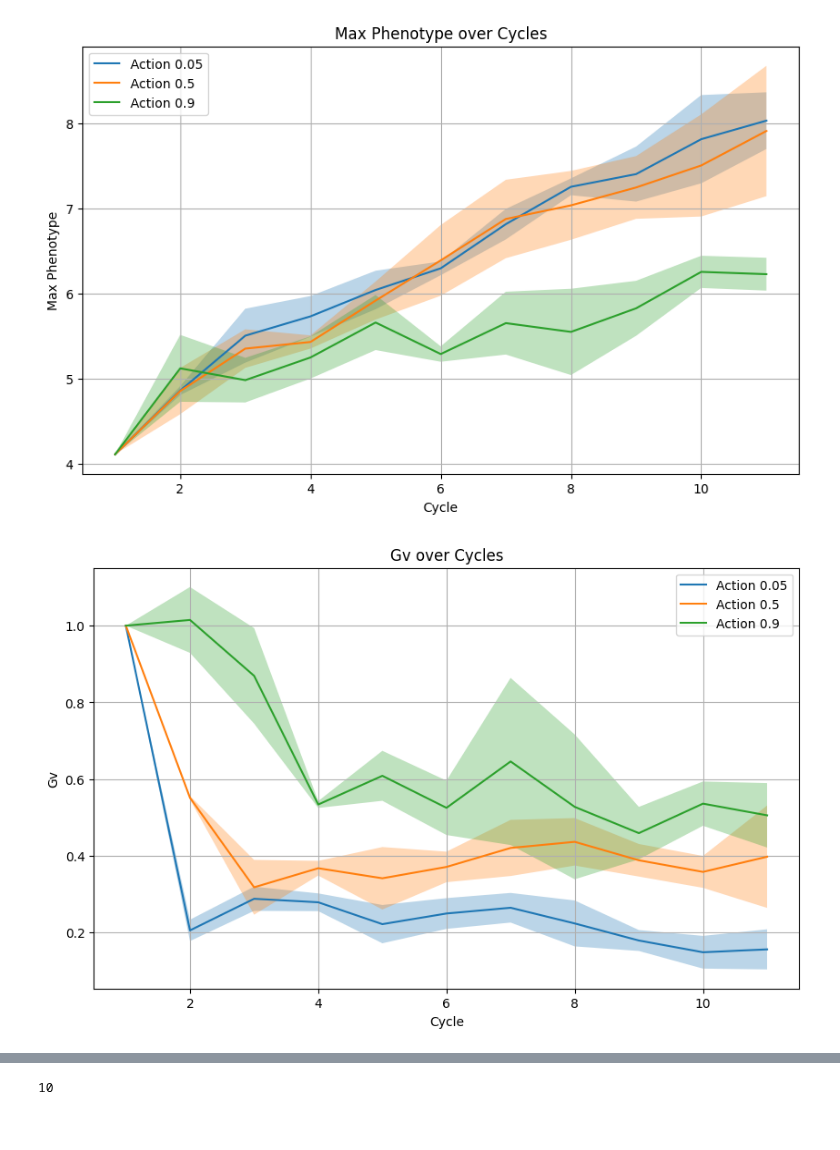
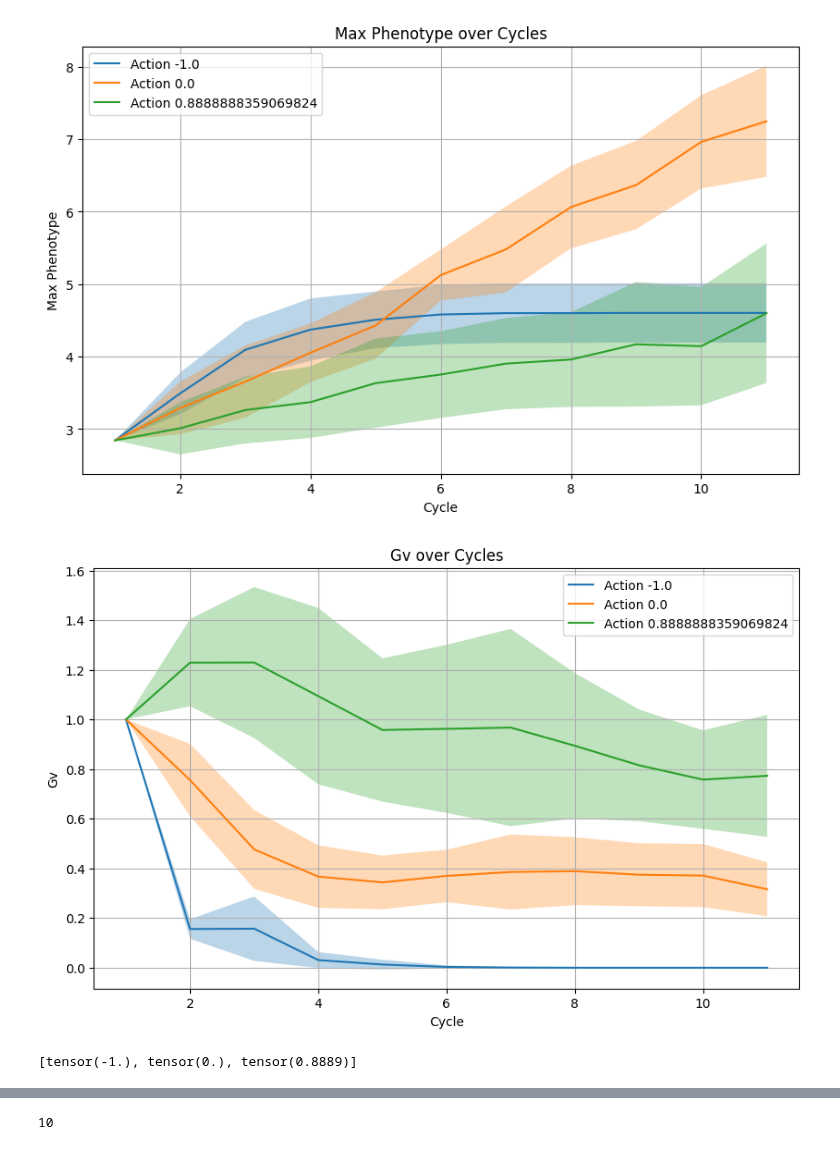
Before and after one commit to cjGO/ChewC, a Jupyter notebook: nbs/02_basicbudget.ipynb, the cells around one changed output, grey strips where cells are left out. Drawn from its saved outputs; the diff is of its cells as text; code cells hidden in the pictures.

```diff
--- a/nbs/02_basicbudget.ipynb
+++ b/nbs/02_basicbudget.ipynb
@@ -494,7 +38,7 @@ class SelectionIntensityEnvironment(gym.Env):
         self.max_generations = SP.max_generations
         # Get action space bounds from config, with defaults if not provided
 
-        self.action_low = config.get('action_low', 0.01)
+        self.action_low = config.get('action_low', 0.05)
         self.action_high = config.get('action_high', 0.95)
 
         # Update action space with custom bounds
@@ -553,14 +97,15 @@ class SelectionIntensityEnvironment(gym.Env):
 
     def step(self, action):
 
-        print(action)
         # Map the action from [-1, 1] to [action_low, action_high]
-        action = map_value(action, self.action_low, self.action_high)
-        print(action)
+        action = scale_values(action, to_range=(self.action_low, self.action_high))
+#         print(action)
 
         # Ensure action_scalar is within bounds
+        total_selected = max((2,int(action * self.population.size)))
+#         print(f'total selected {total_selected}')
 #         action_scalar = np.clip(action_scalar, self.action_low, self.action_high)
-        selected = torch.topk(self.population.phenotypes, int(action * self.population.size)).indices
+        selected = torch.topk(self.population.phenotypes, total_selected).indices
         self.population = create_pop(self.SP.G, random_crosses(self.population.haplotypes[selected], self.SP.pop_size))
         self.phenotype = phenotype(self.population, self.SP.T, self.SP.h2)
         self.current_generation += 1
@@ -571,7 +116,7 @@ class SelectionIntensityEnvironment(gym.Env):
 
 
 
-        terminated = self.current_generation >= self.SP.max_generations or self.population.genetic_var < .005
+        terminated = self.current_generation >= self.SP.max_generations
         #REWARD
         if self.config.get('sparse_reward', False):  # Use .get() with a default value
             reward = 0 if not terminated else float(self.population.breeding_values.max())
@@ -594,16 +139,11 @@ from stable_baselines3.common.vec_env import DummyVecEnv
 import random
 
 
-def create_random_pop(G, pop_size, seed=None):
-    if seed is not None:
-        set_seed(seed)
-    return torch.randint(0, 2, (pop_size, *G.shape), device=device)
-
 # Example usage
 n_chr = 1
-n_parents = 5
-n_loci = 100
-founder_pop_size = 100
+n_parents = 20
+n_loci = 500
+founder_pop_size = 50
 h2 = 1
 reps = 1
 max_generations = 10
@@ -735,12 +275,13 @@ def plot_results(results, metric):
 
 # Set up the environment and actions
 actions = [.05, .5, .9 ]
-actions = [map_value(x, -1, 1) for x in actions]
+actions = [scale_values(x, to_range=(-1, 1), from_range=(env.action_low, env.action_high)) for x in actions]
 print(actions)
 # Collect baselines
-results = collect_baselines(env, actions, repetitions=3,cycles=SP.max_generations)
+results = collect_baselines(env, actions, repetitions=30,cycles=SP.max_generations)
 
 # Plot results
 plot_results(results, 'max_phenotype')
 plot_results(results, 'gv')
+print(actions)
 # %% [output]
@@ -764,2 +289,3 @@ plot_results(results, 'gv')
-[figure, old version]
+[figure, new version]
-[figure, old version]
+[figure, new version]
+[tensor(-1.), tensor(0.), tensor(0.8889)]
```
Also changed, not shown: parts of 9 cells of this notebook, 29 other files.
